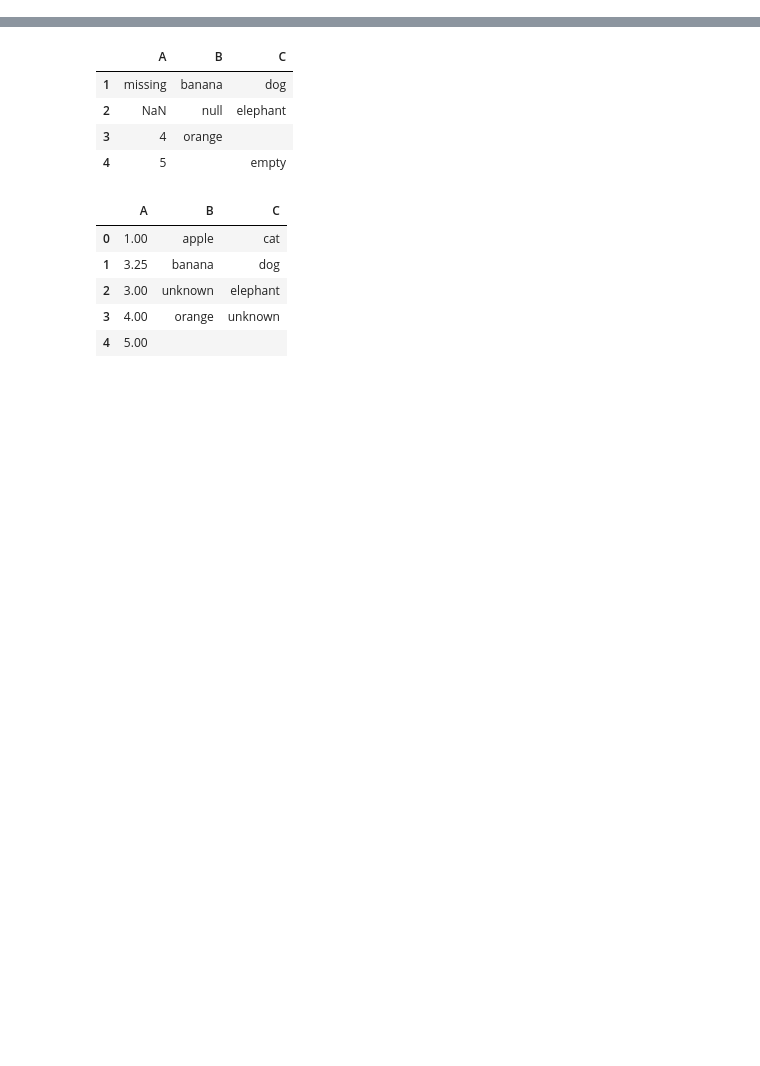
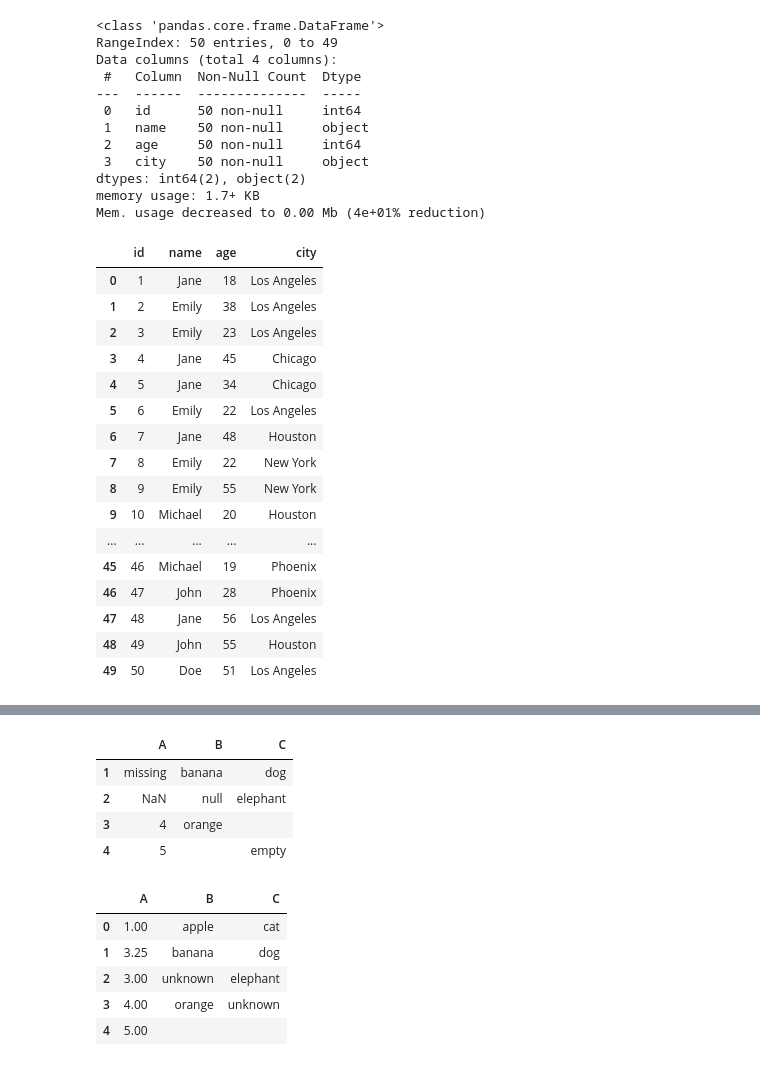
Before and after one commit to Kokolipa/CleanData-package, a Jupyter notebook: Evaluation/package_playground.ipynb, the cells around one changed output, grey strips where cells are left out. Drawn from its saved outputs; the diff is of its cells as text; code cells hidden in the pictures; blank space fills up the shorter version.

```diff
--- a/Evaluation/package_playground.ipynb
+++ b/Evaluation/package_playground.ipynb
@@ -11,2 +11,51 @@ import pandas as pd
 To enable them in other operations, rebuild TensorFlow with the appropriate compiler flags.
+# %%
+# Import dependencies
+import pandas as pd
+import numpy as np
+import CleanData
+
+# Sample data generation
+data = pd.DataFrame({
+    'id': np.arange(1, 51),
+    'name': np.random.choice(['John', 'Jane', 'Doe', 'Emily', 'Michael'], 50),
+    'age': np.random.randint(18, 60, size=50),
+    'city': np.random.choice(['New York', 'Los Angeles', 'Chicago', 'Houston', 'Phoenix'], 50)
+})
+
+# Check your corrent memory:
+data.info()
+
+# Optimise your DataFrame memory usage
+CleanData.Memory.optimise_mem(data)
+# %% [output]
+<class 'pandas.core.frame.DataFrame'>
+RangeIndex: 50 entries, 0 to 49
+Data columns (total 4 columns):
+ #   Column  Non-Null Count  Dtype
+---  ------  --------------  -----
+ 0   id      50 non-null     int64
+ 1   name    50 non-null     object
+ 2   age     50 non-null     int64
+ 3   city    50 non-null     object
+dtypes: int64(2), object(2)
+memory usage: 1.7+ KB
+Mem. usage decreased to 0.00 Mb (4e+01% reduction)
+|  | id | name | age | city |
+| 0 | 1 | Jane | 18 | Los Angeles |
+| 1 | 2 | Emily | 38 | Los Angeles |
+| 2 | 3 | Emily | 23 | Los Angeles |
+| 3 | 4 | Jane | 45 | Chicago |
+| 4 | 5 | Jane | 34 | Chicago |
+| 5 | 6 | Emily | 22 | Los Angeles |
+| 6 | 7 | Jane | 48 | Houston |
+| 7 | 8 | Emily | 22 | New York |
+| 8 | 9 | Emily | 55 | New York |
+| 9 | 10 | Michael | 20 | Houston |
+| ... | ... | ... | ... | ... |
+| 45 | 46 | Michael | 19 | Phoenix |
+| 46 | 47 | John | 28 | Phoenix |
+| 47 | 48 | Jane | 56 | Los Angeles |
+| 48 | 49 | John | 55 | Houston |
+| 49 | 50 | Doe | 51 | Los Angeles |
 # %%
```
Also changed, not shown: parts of 27 cells of this notebook, 47 other files.
